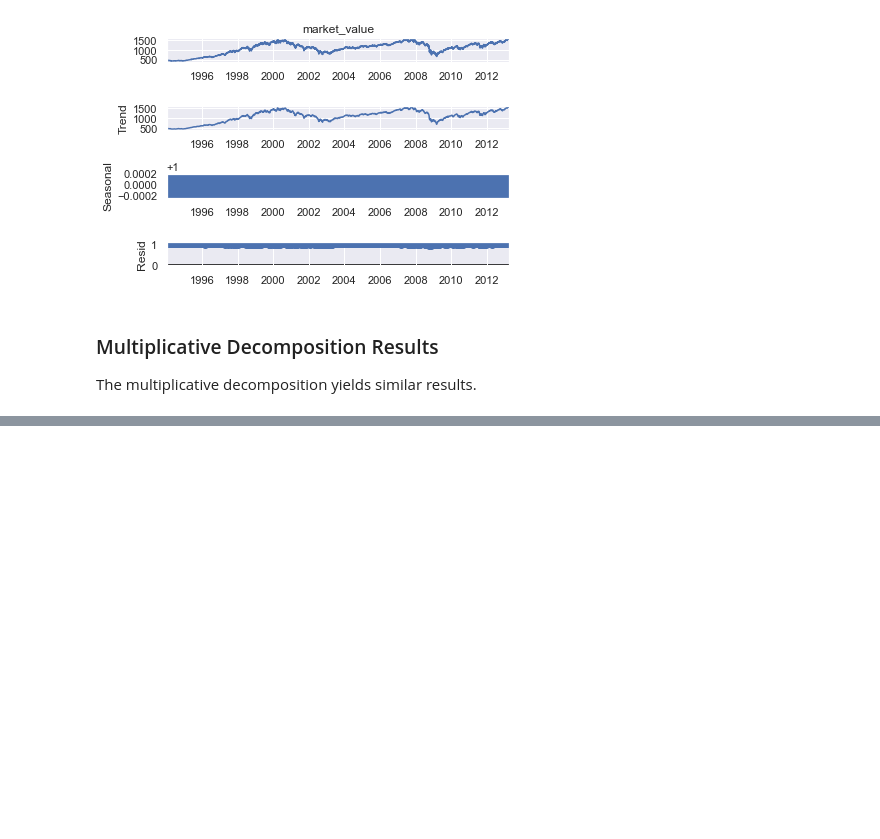
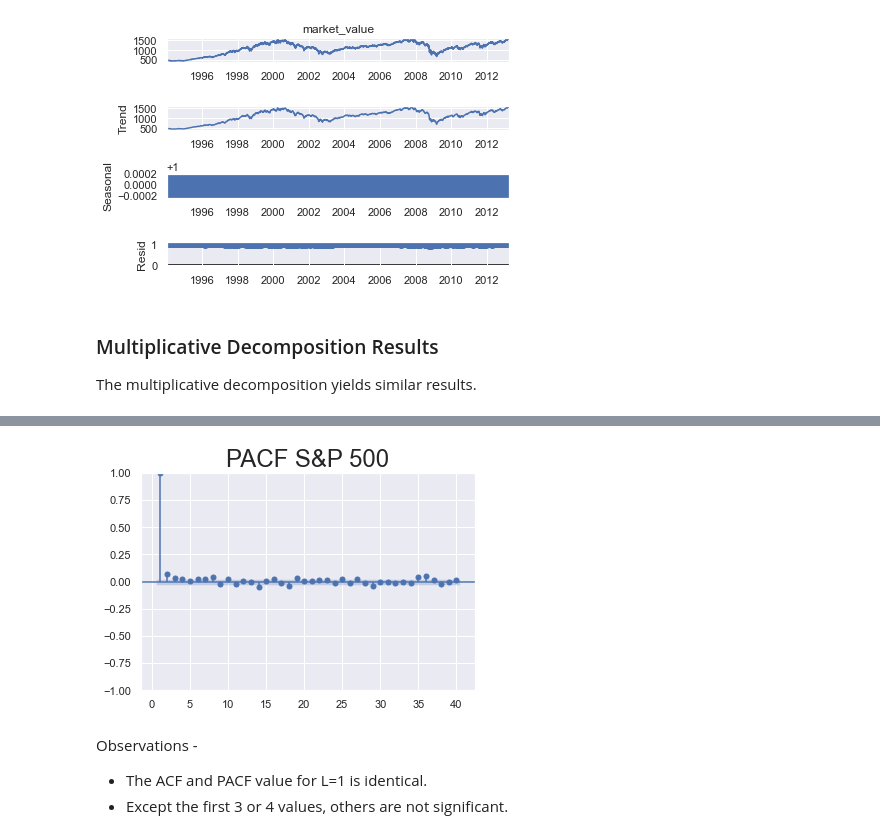
Before and after one commit to satyajitghosh/TimeSeriesAnalysis, a Jupyter notebook: DataRangerCourse/TS_lecture2.ipynb, the cells around one changed output, grey strips where cells are left out. Cells and saved outputs as stored; diff of their text form; code cells hidden in the pictures; blank space fills up the shorter version.

```diff
--- a/DataRangerCourse/TS_lecture2.ipynb
+++ b/DataRangerCourse/TS_lecture2.ipynb
@@ -262,0 +302,10 @@ The multiplicative decomposition yields similar results.
+# %%
+sgt.plot_pacf(df.market_value, lags = 40, zero = False, method = ('ols'))
+plt.title('PACF S&P 500',size = 24)
+plt.show()
+# %% [output]
+[figure, added]
+# %% [markdown]
+Observations -
+* The ACF and PACF value for L=1 is identical.
+* Except the first 3 or 4 values, others are not significant.
```
Also changed, not shown: parts of 6 cells of this notebook.
